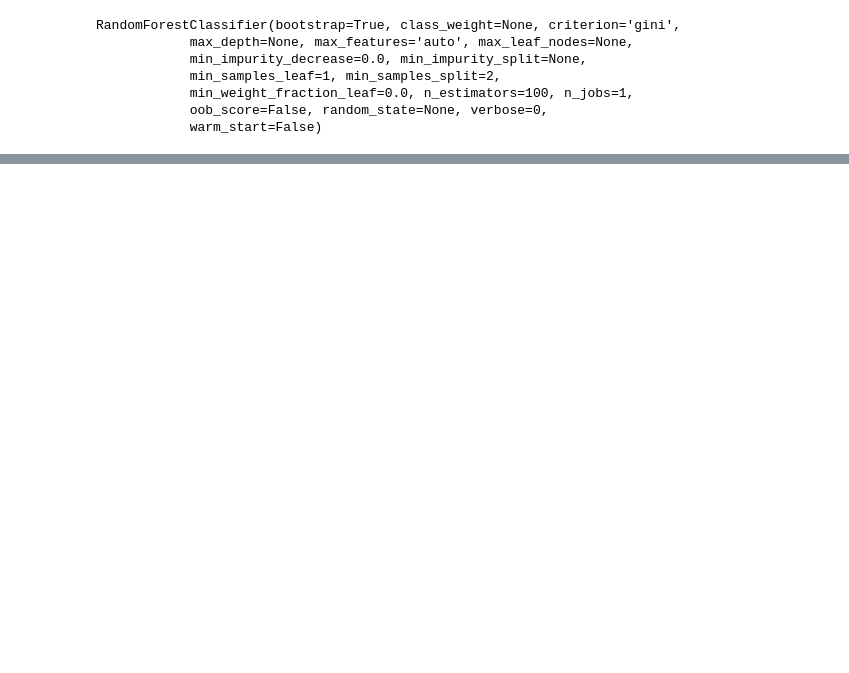
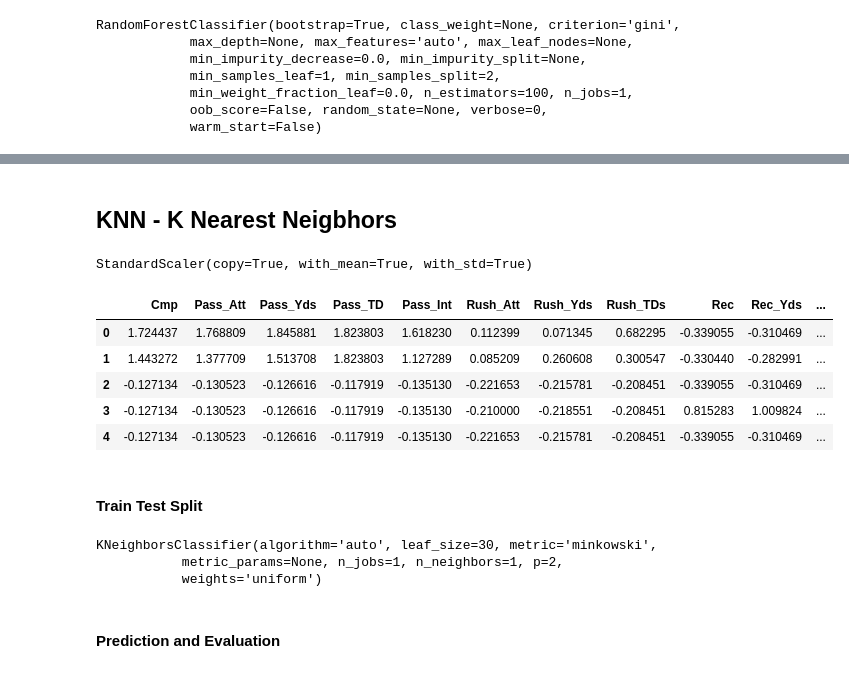
Before and after one commit to GabrielPerson/Data-Science-Project---UFMG, a Jupyter notebook: notebooks/1.0-Person-Classification.ipynb, the cells around one changed output, grey strips where cells are left out. Saved outputs shown, nothing was run; the diff lists cells and outputs as text; code cells hidden in the pictures; blank space fills up the shorter version.

```diff
--- a/notebooks/1.0-Person-Classification.ipynb
+++ b/notebooks/1.0-Person-Classification.ipynb
@@ -69,3 +23,7 @@ set(df_draft['Position Standard'])
+# %%
+drop_labels = ['C', 'T', 'G', 'K', 'P']
+for label in drop_labels:
+    df_draft.drop(df_draft.index[df_draft['Position Standard'] == label], inplace = True)
 # %%
 idx_sk = list(df_draft.columns).index('Sk')
 idx_cmp = list(df_draft.columns).index('Cmp')
@@ -76,4 +34,4 @@ labels_class = df_draft.columns[idx_cmp:idx_sk+1]
 # %%
-class_data = df_draft[labels_class]
-target_data = df_draft['Position Standard']
+X = df_draft[labels_class]
+y = df_draft['Position Standard']
 # %%
@@ -169,0 +128,2 @@ print(confusion_matrix(y_test,rf_class_predict))
+# %% [markdown]
+## KNN - K Nearest Neigbhors
@@ -169,0 +133,19 @@ print(confusion_matrix(y_test,rf_class_predict))
+# %%
+scaler = StandardScaler()
+scaler.fit(X)
+# %% [output]
+StandardScaler(copy=True, with_mean=True, with_std=True)
+# %%
+scaled_features = scaler.transform(X)
+# %%
+df_feat = pd.DataFrame(scaled_features, columns=labels_class)
+df_feat.head()
+# %% [output]
+|  | Cmp | Pass_Att | Pass_Yds | Pass_TD | Pass_Int | Rush_Att | Rush_Yds | Rush_TDs | Rec | Rec_Yds | ... |
+| 0 | 1.724437 | 1.768809 | 1.845881 | 1.823803 | 1.618230 | 0.112399 | 0.071345 | 0.682295 | -0.339055 | -0.310469 | ... |
+| 1 | 1.443272 | 1.377709 | 1.513708 | 1.823803 | 1.127289 | 0.085209 | 0.260608 | 0.300547 | -0.330440 | -0.282991 | ... |
+| 2 | -0.127134 | -0.130523 | -0.126616 | -0.117919 | -0.135130 | -0.221653 | -0.215781 | -0.208451 | -0.339055 | -0.310469 | ... |
+| 3 | -0.127134 | -0.130523 | -0.126616 | -0.117919 | -0.135130 | -0.210000 | -0.218551 | -0.208451 | 0.815283 | 1.009824 | ... |
+| 4 | -0.127134 | -0.130523 | -0.126616 | -0.117919 | -0.135130 | -0.221653 | -0.215781 | -0.208451 | -0.339055 | -0.310469 | ... |
+# %% [markdown]
+#### Train Test Split
@@ -169,0 +156,6 @@ print(confusion_matrix(y_test,rf_class_predict))
+# %%
+knn.fit(X_train_knn, y_train_knn)
+# %% [output]
+KNeighborsClassifier(algorithm='auto', leaf_size=30, metric='minkowski',
+           metric_params=None, n_jobs=1, n_neighbors=1, p=2,
+           weights='uniform')
@@ -169,0 +164,2 @@ print(confusion_matrix(y_test,rf_class_predict))
+# %% [markdown]
+#### Prediction and Evaluation
```
Also changed, not shown: parts of 24 cells of this notebook.
